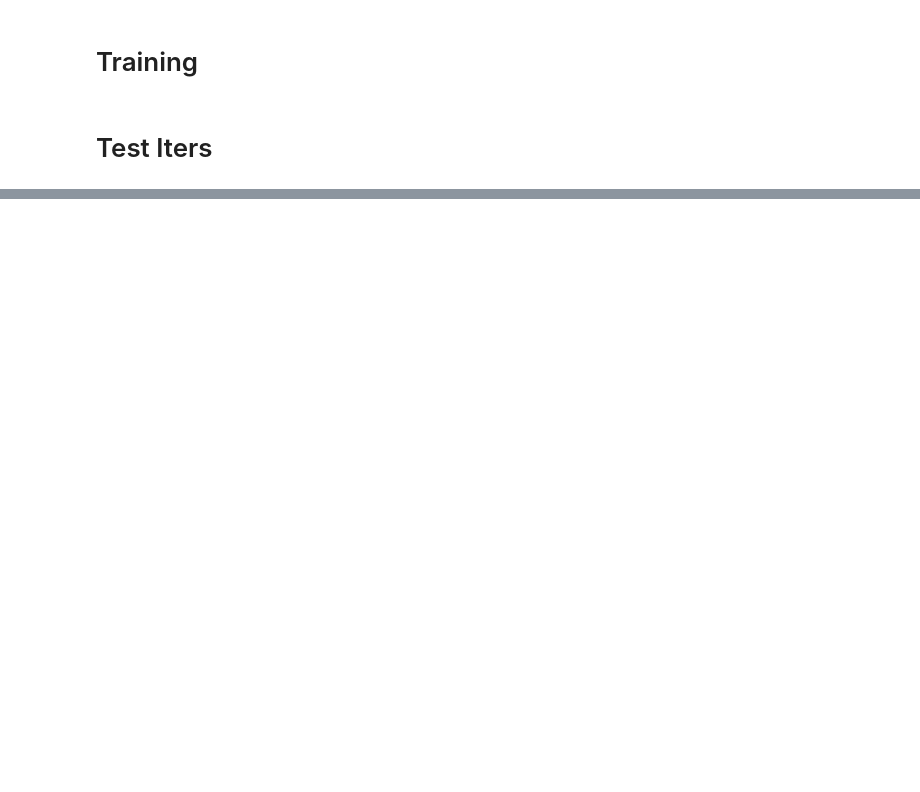
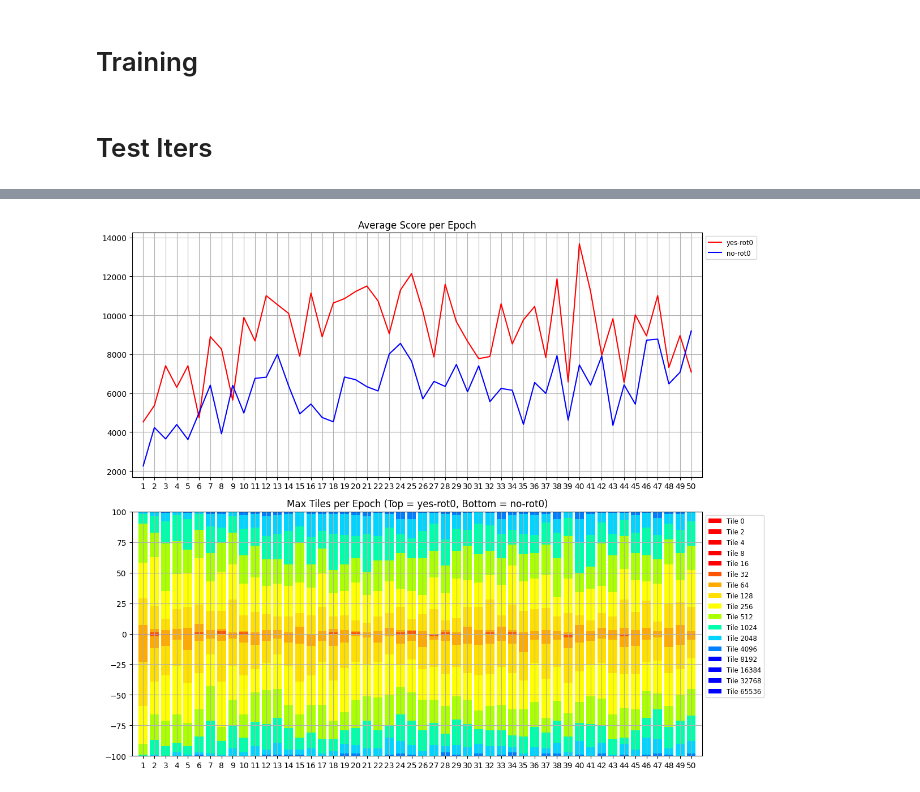
Before and after one commit to angelazqian/2048-AI, a Jupyter notebook: experiments.ipynb, the cells around one changed output, grey strips where cells are left out. Cells and saved outputs as stored; diff of their text form; code cells hidden in the pictures; blank space fills up the shorter version.

```diff
--- a/experiments.ipynb
+++ b/experiments.ipynb
@@ -188,13 +125,11 @@ def clear_files():
 import torch
 from torch.utils.data import Dataset, DataLoader
 
-learning_rate = 0.001
-loss_fn = nn.CrossEntropyLoss()
-optimizer = torch.optim.Adam(model.parameters(), lr=learning_rate)
 num_epochs = 50
 save_dir = "experimental_models"
 os.makedirs(save_dir, exist_ok=True)
-descriptions = ["8+small+evil", "8+small", "8+evil", "8rots", "4+small+evil", "4+small", "4+evil", "4rots"]
+# descriptions = ["8+small+evil", "8+small", "8+evil", "8rots", "4+small+evil", "4+small", "4+evil", "4rots"]
+descriptions = ["yes-rot0", "no-rot0"]
 iterations = len(descriptions)
 
 avg_scores = np.zeros((iterations,num_epochs))
@@ -203,6 +138,13 @@ best_epoch = np.zeros(iterations, dtype=int)
 
 
 def train(descr, index):
+    model = CNN(output_dim=output_dim)
+
+    learning_rate = 0.001
+    loss_fn = nn.CrossEntropyLoss()
+    optimizer = torch.optim.Adam(model.parameters(), lr=learning_rate)
+
+
     data_dir = "data/"
     X = []
     Y = []
@@ -240,7 +182,6 @@ def train(descr, index):
     batch_size = 64
     train_data = Data(X_train, y_train)
     train_dataloader = DataLoader(dataset=train_data, batch_size=batch_size, shuffle=True)
-
 
     for epoch in tqdm(range(num_epochs)):
         epoch_loss = 0.0
@@ -325,0 +233,65 @@ for iter in tqdm(range(iterations)):
+# %%
+import matplotlib.pyplot as plt
+
+epochs = np.arange(1, num_epochs + 1)
+
+itercolors = ['#ff0000', '#0000ff']
+colors = [
+    '#ff0000', #0
+    '#ff0000', #2
+    '#ff0000', #4
+    '#ff0000', #8
+    '#ff0000', #16
+    '#ff5500', #32
+    '#ffaa00', #64
+    '#ffdf00', #128
+    '#ffff00', #256
+    '#aaff00', #512
+    '#00ffaa', #1024
+    '#00d4ff', #2048
+    '#007fff', #4096
+    '#0000ff', #8192
+    '#0000ff', #16384
+    '#0000ff', #32768
+    '#0000ff', #65536
+]
+
+fig, (ax1, ax2) = plt.subplots(2, 1, figsize=(12, 10), sharex=True)
+
+for i in range(avg_scores.shape[0]):
+    ax1.plot(
+        epochs,
+        avg_scores[i, :],
+        color=itercolors[i],
+        label=descriptions[i]
+    )
+ax1.set_title("Average Score per Epoch")
+ax1.grid(True)
+ax1.set_xticks(epochs)
+ax1.tick_params(labelbottom=True)
+ax1.legend(bbox_to_anchor=(1, 1), loc='upper left', fontsize="small")
+
+bottom_pos = np.zeros(num_epochs)
+for i in range(17):
+    heights = tile_distribution[0, :, i]
+    label = f"Tile {0 if i == 0 else 2**i}"
+    ax2.bar(epochs, heights, bottom=bottom_pos, label=label, color=colors[i])
+    bottom_pos += heights
+
+bottom_neg = np.zeros(num_epochs)
+for i in range(17):
+    heights = -tile_distribution[1, :, i]  # negate to mirror below x-axis
+    ax2.bar(epochs, heights, bottom=bottom_neg, color=colors[i])
+    bottom_neg += heights
+
+ax2.set_title(f"Max Tiles per Epoch (Top = {descriptions[0]}, Bottom = {descriptions[1]})")
+ax2.legend(bbox_to_anchor=(1, 1), loc='upper left', fontsize="small")
+ax2.grid(True)
+
+ax1.set_xlim(0, num_epochs+1)
+ax2.set_xlim(0, num_epochs+1)
+
+plt.tight_layout()
+plt.show()
+# %% [output]
+[figure, added]
```
Also changed, not shown: parts of 7 cells of this notebook, 3 other files.
